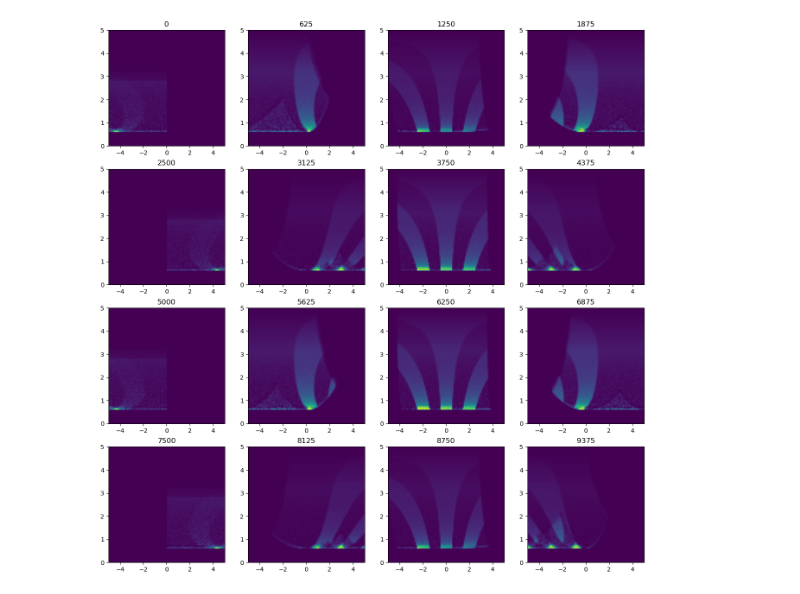
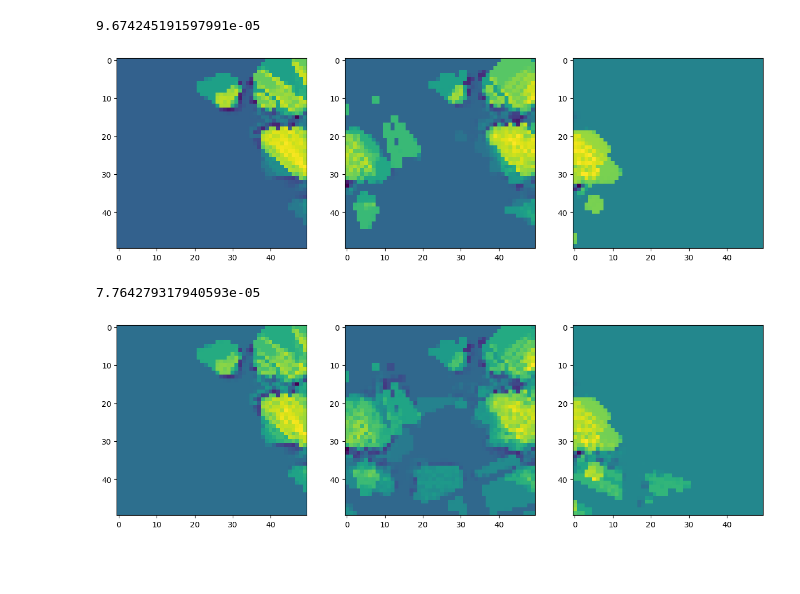
Before and after one commit to WiseLabCMU/dart, a Jupyter notebook: test.ipynb, the cells around one changed output. Drawn from its saved outputs; the diff is of its cells as text; code cells hidden in the pictures; blank space fills up the shorter version.

```diff
--- a/test.ipynb
+++ b/test.ipynb
@@ -18,12 +18,12 @@ rmax = 5
 dmin = -5
 dmax = 5
 
-r = torch.linspace(rmin, rmax, 100).cuda()
-d = torch.linspace(dmin, dmax, 100).cuda()
+r = torch.linspace(rmax, rmin, 50).cuda()
+d = torch.linspace(dmin, dmax, 50).cuda()
 d = d[torch.abs(d) > 0.01]
 
 
-fig, axs = plt.subplots(4, 4, figsize=(16, 16))
+fig, axs = plt.subplots(6, 6, figsize=(24, 24))
 axs = axs.reshape(-1)
 
 for i, ax in enumerate(axs):
@@ -31,14 +31,12 @@ for i, ax in enumerate(axs):
     pose = make_pose(
         traj.velocity[t, :].squeeze(),
         traj.position[t, :].squeeze(),
-        traj.orientation[t, :, :].squeeze())
+        traj.orientation[t, :, :].squeeze(), theta_lim=torch.pi * 0.5, phi_lim=torch.pi * 0.5)
 
-    frame = render(map.sample_trilinear, r, d, pose)
+    frame = render(map.sample_trilinear, r, d, pose, n=1440, k=1440)
     _frame = frame.cpu().numpy()
     ax.imshow(_frame, extent=[dmin, dmax, rmin, rmax], aspect='auto')
     ax.set_title(t)
-# %% [output]
-[figure, removed]
 # %%
 from scipy.io import loadmat
 
@@ -91,42 +89,67 @@ class Model(torch.nn.Module):
 
     def forward(self, xyz):
         return self.sample_trilinear(xyz)
+# %%
+fig, axs = plt.subplots(2, 6, figsize=(24, 8))
+for row, m in zip(axs, [_map, model]):
+    for i, ax in enumerate(row):
+        t = i * 1500 + 555
+        pose = make_pose(
+            traj.velocity[t, :].squeeze(),
+            traj.position[t, :].squeeze(),
+            traj.orientation[t, :, :].squeeze())
+
+        frame = render(m.sample_trilinear, r, d, pose)
+        _frame = frame.cpu().detach().numpy()
+        ax.imshow(_frame, extent=[dmin, dmax, rmin, rmax], aspect='auto')
+        ax.set_title(t)
 # %%
 from tqdm import tqdm
+from IPython.display import display
 
 _map = Map3d('data/map.mat')
 traj = Trajectory('data/traj.mat')
 model = Model('data/map.mat')
 
-r = torch.linspace(rmin, rmax, 100).cuda()
-d = torch.linspace(dmin, dmax, 100).cuda()
+r = torch.linspace(rmin, rmax, 50).cuda()
+d = torch.linspace(dmin, dmax, 50).cuda()
 d = d[torch.abs(d) > 0.01]
 
 optimizer = torch.optim.Adam(model.parameters(), lr=1e-3)
 
 
 def step():
     running_loss = 0.
     n = traj.velocity.shape[0]
     idx = torch.randperm(n)
-    for i in tqdm(range(100)):
+    for i in tqdm(range(500)):
         t = idx[i]
         pose = make_pose(
             traj.velocity[t, :].squeeze(),
             traj.position[t, :].squeeze(),
             traj.orientation[t, :, :].squeeze())
-        gt = render(_map.sample_trilinear, r, d, pose)
+        gt = render(_map.sample_trilinear, r, d, pose, k=360)
 
         optimizer.zero_grad()
-        pred = render(model.forward, r, d, pose)
+        pred = render(model.forward, r, d, pose, k=360)
         loss = torch.mean((pred - gt)**2)
         loss.backward()
         optimizer.step()
 
         running_loss += loss.item()
 
     print(running_loss / n)
 
     fig, axs = plt.subplots(1, 3, figsize=(15, 5))
     for ax, x in zip(axs, [10, 25, 40]):
         ax.imshow(model.v[:, :, x].cpu().detach().numpy())
+    display(fig)
+    plt.close()
+
+for _ in range(10):
+    step()
+# %% [output]
+9.674245191597991e-05
+[figure, added]
+7.764279317940593e-05
+[figure, added]
```
Also changed, not shown: parts of 1 cell of this notebook, 1 other file.
